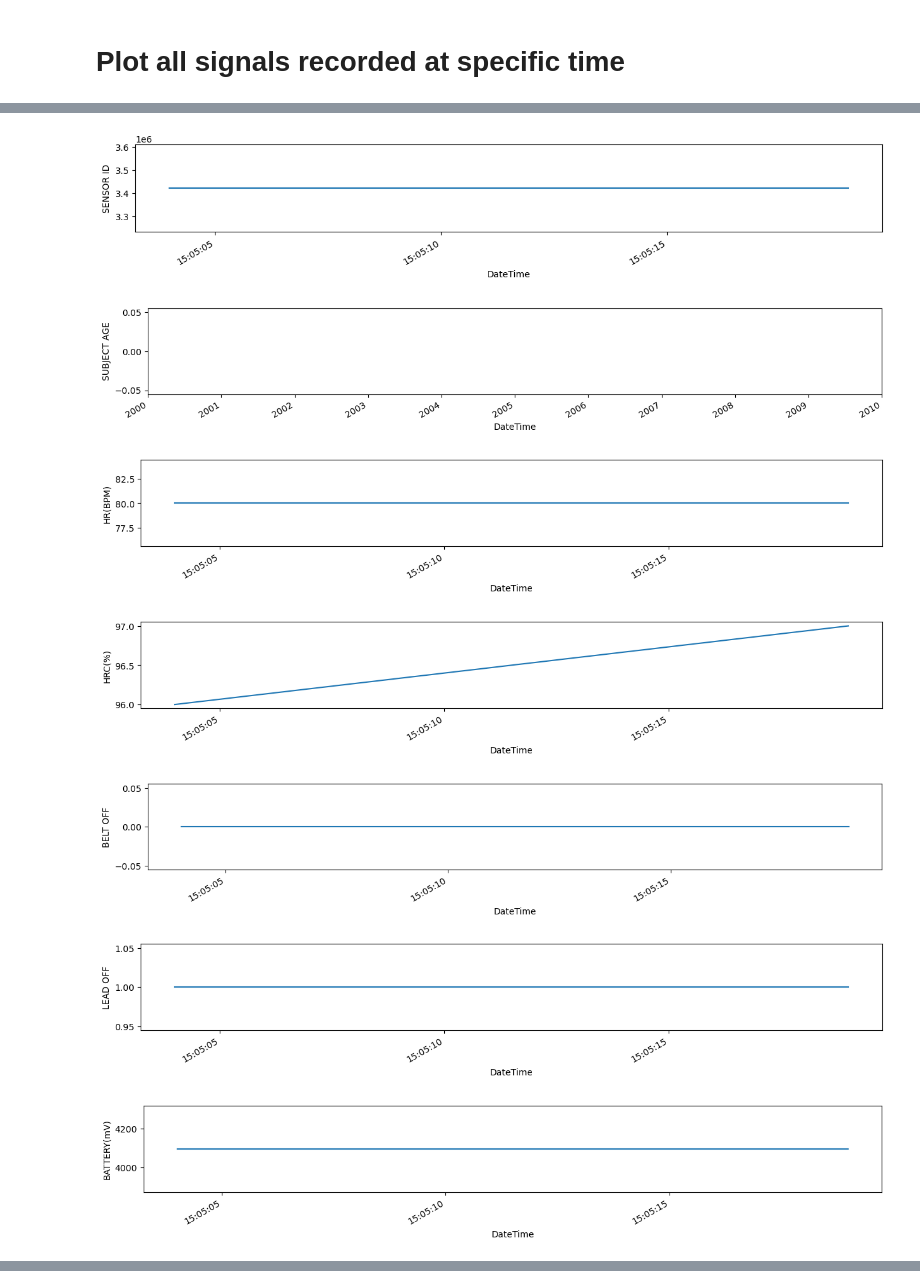
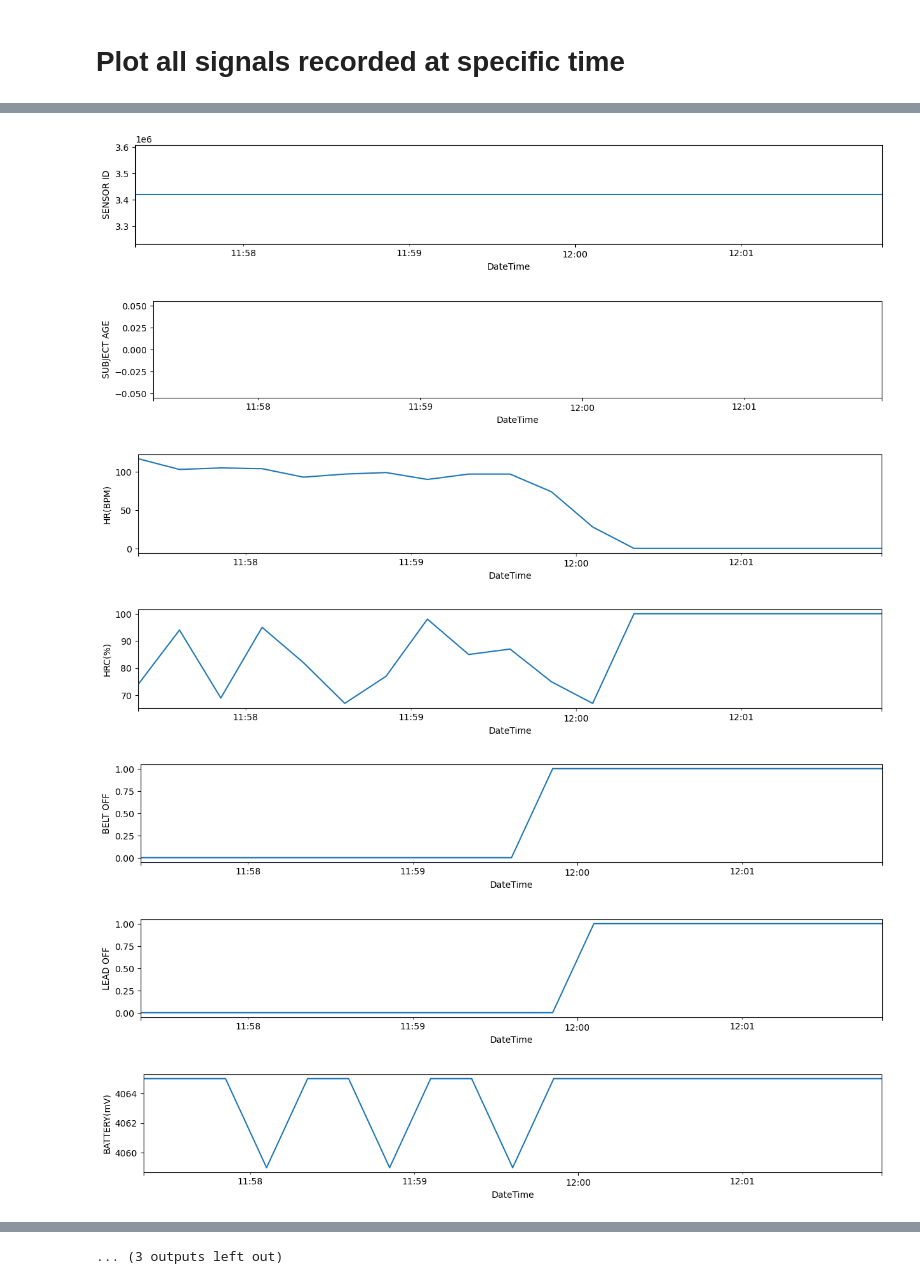
Before and after one commit to finn42/qiosk_processing, a Jupyter notebook: View_Equivital_Qiosk_Export.ipynb, the cells around one changed output, grey strips where cells are left out. Drawn from its saved outputs; the diff is of its cells as text; code cells hidden in the pictures.

Commit message:
Moved definitions and plot from View_

```diff
--- a/View_Equivital_Qiosk_Export.ipynb
+++ b/View_Equivital_Qiosk_Export.ipynb
@@ -225,9 +91,9 @@ Number of DATA files: 229
 First preview files from a specific device (or other feild), then find the other signal files that match that Data files
 # %%
 # DATA files from one device, by the more reliable device ID numbr
-devN = 3420755
+devN = 3420415
 #s_files=df_datafiles.loc[df_datafiles['ID'] == devN,:]
-s_files=df_datafiles.loc[df_datafiles['Date'] == 230131,:]
+s_files=df_datafiles.loc[df_datafiles['Date'] == 230203,:]
 
 # t = pd.to_datetime('2023-01-27 10:30:00.00+0000')# V['DateTime'].iloc[int(len(V)/2)]
 # s_files=s_files.loc[s_files['RecStart']< t,:]
@@ -240,5 +111,5 @@ s_files
 # %%
-fileN = 91
+fileN = 5
 eq_file_loc = s_files.loc[fileN,'FullLoc']
 print(s_files.loc[fileN,:])
 # %% [output]
@@ -281,9 +152,9 @@ V.iloc[:5]
 # %% [markdown]
 Now grab all the files from that recording and presente a test plot of each, full and middle minute
 # %%
-matched = matched_files(s_files.loc[fileN,'FullLoc'],path) # outputs locations of csv
+matched = qex.matched_files(s_files.loc[fileN,'FullLoc'],path) # outputs locations of csv
 for eq_file_loc in matched:
     print(eq_file_loc)
     V = pd.read_csv(eq_file_loc,skipinitialspace=True)
-    test_plot_signals(V)
+    qex.test_plot_signals(V)
 # %% [output]
@@ -327,7 +198,7 @@ Name: 9, dtype: object
 # %%
 # the times at which you want to check the recording
 # note: make sure you set the times to within the recording interval for that file!!
-t1 = pd.to_datetime('2023-01-31 15:05:00.00+0000')# V['DateTime'].iloc[int(len(V)/2)]
-t2 = t1+pd.to_timedelta(30,'s')
+t1 = pd.to_datetime('2023-02-03 11:57:06+00:00')# V['DateTime'].iloc[int(len(V)/2)]
+t2 = t1+pd.to_timedelta(300,'s')
 [t1,t2]
 # %% [output]
@@ -336,13 +207,13 @@ t2 = t1+pd.to_timedelta(30,'s')
 # %%
 for eq_file_loc in matched:
     V = pd.read_csv(eq_file_loc,skipinitialspace=True)
 #     print(V.iloc[:2,:])
-    test_plot_signals_interval(V,t1,t2)
+    qex.test_plot_signals_interval(V,t1,t2)
 # %% [output]
-[figure, old version]
+[figure, new version]
-[figure, old version]
+[figure, new version]
-[figure, old version]
+[figure, new version]
-[figure, old version]
+[figure, new version]
-[figure, old version]
+[figure, new version]
-[figure, old version]
+[figure, new version]
-[figure, old version]
+[figure, new version]
@@ -355,0 +225 @@ for eq_file_loc in matched:
+... (3 outputs left out)
```
Also changed, not shown: parts of 17 cells of this notebook, 30 other files.
